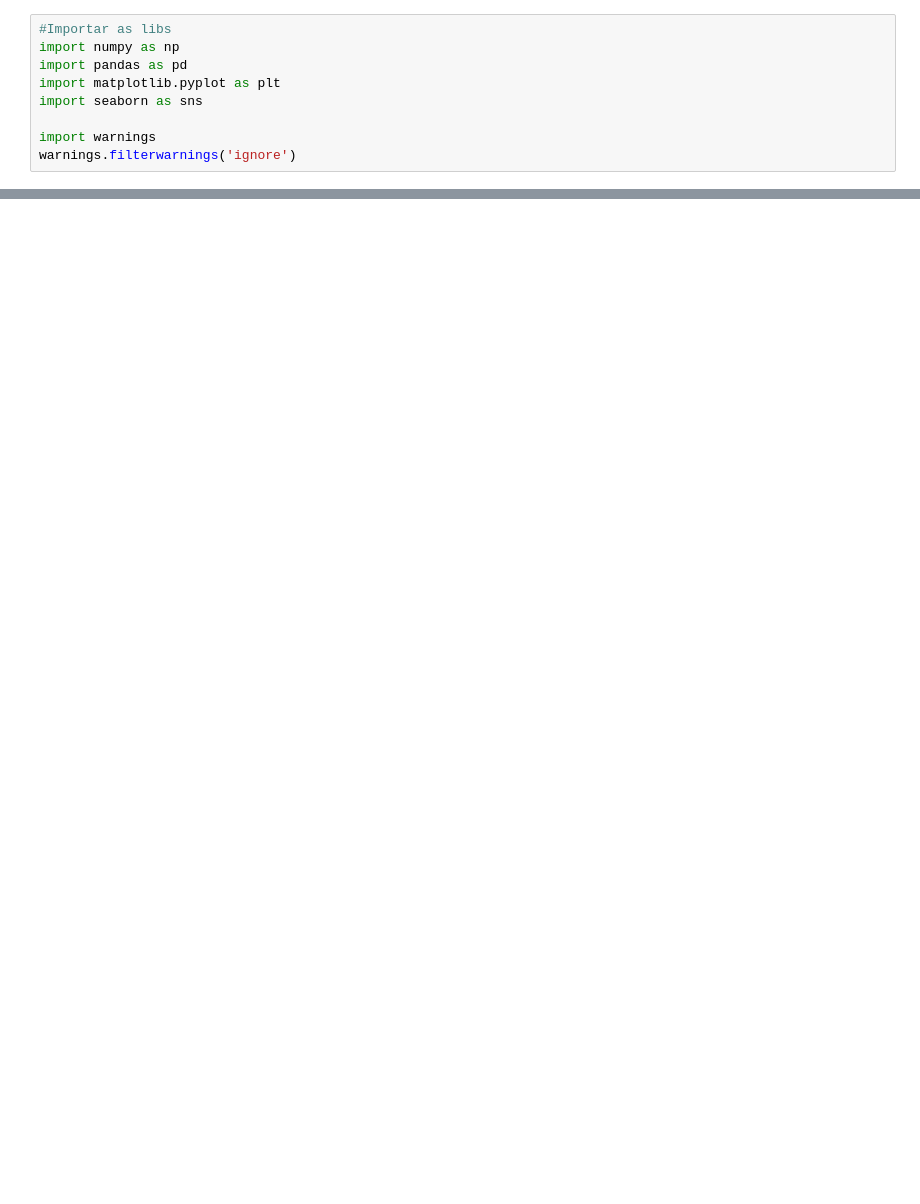
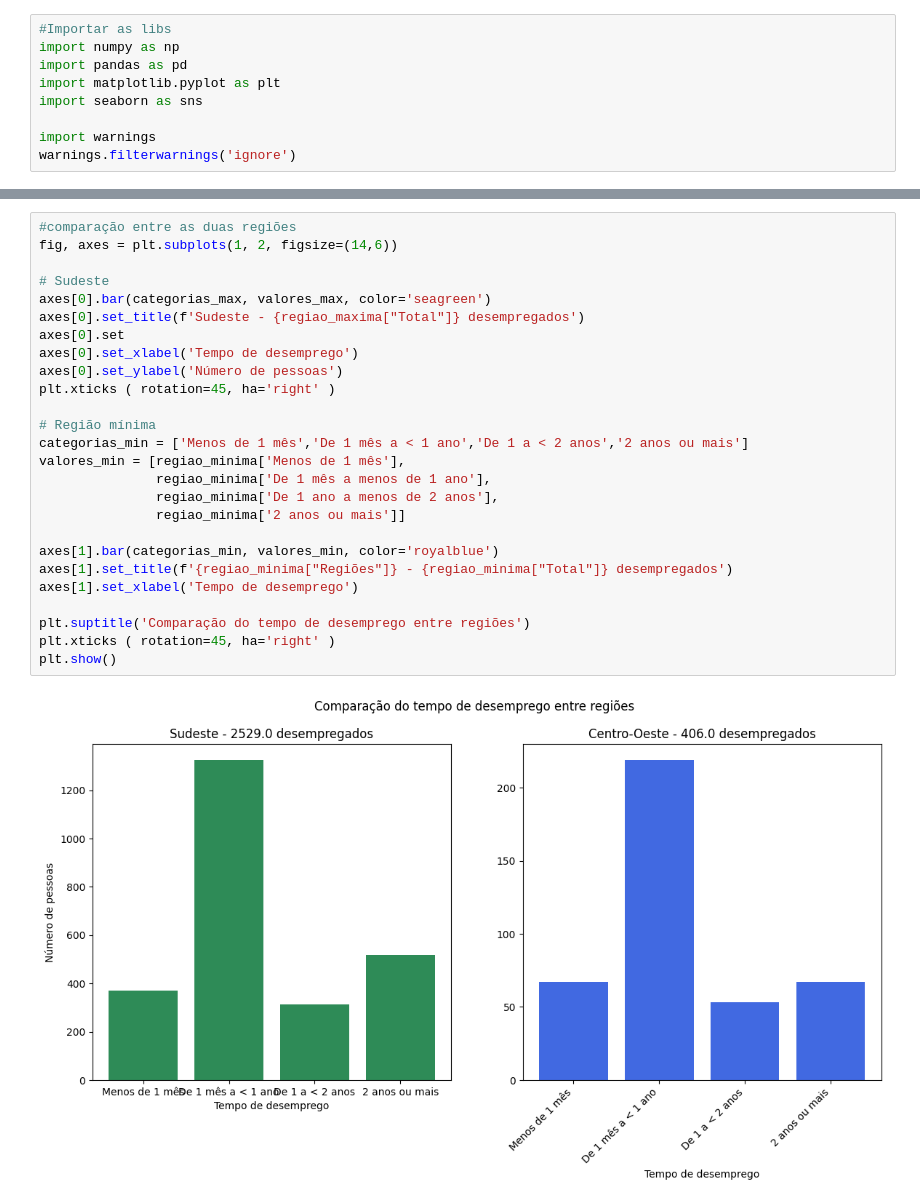
Before and after one commit to isabeleoliveira20/analise-desemprego-2025, a Jupyter notebook: Taxa_desocupação_2025.ipynb, the cells around one changed output, grey strips where cells are left out. Cells and saved outputs as stored; diff of their text form; blank space fills up the shorter version.

```diff
--- a/Taxa_desocupação_2025.ipynb
+++ b/Taxa_desocupação_2025.ipynb
@@ -46,0 +156,28 @@ memory usage: 1.3+ KB
+# %%
+#comparação entre as duas regiões
+fig, axes = plt.subplots(1, 2, figsize=(14,6))
+
+# Sudeste
+axes[0].bar(categorias_max, valores_max, color='seagreen')
+axes[0].set_title(f'Sudeste - {regiao_maxima["Total"]} desempregados')
+axes[0].set
+axes[0].set_xlabel('Tempo de desemprego')
+axes[0].set_ylabel('Número de pessoas')
+plt.xticks ( rotation=45, ha='right' )
+
+# Região mínima
+categorias_min = ['Menos de 1 mês','De 1 mês a < 1 ano','De 1 a < 2 anos','2 anos ou mais']
+valores_min = [regiao_minima['Menos de 1 mês'],
+               regiao_minima['De 1 mês a menos de 1 ano'],
+               regiao_minima['De 1 ano a menos de 2 anos'],
+               regiao_minima['2 anos ou mais']]
+
+axes[1].bar(categorias_min, valores_min, color='royalblue')
+axes[1].set_title(f'{regiao_minima["Regiões"]} - {regiao_minima["Total"]} desempregados')
+axes[1].set_xlabel('Tempo de desemprego')
+
+plt.suptitle('Comparação do tempo de desemprego entre regiões')
+plt.xticks ( rotation=45, ha='right' )
+plt.show()
+# %% [output]
+[figure, added]
```
Also changed, not shown: parts of 18 cells of this notebook.
